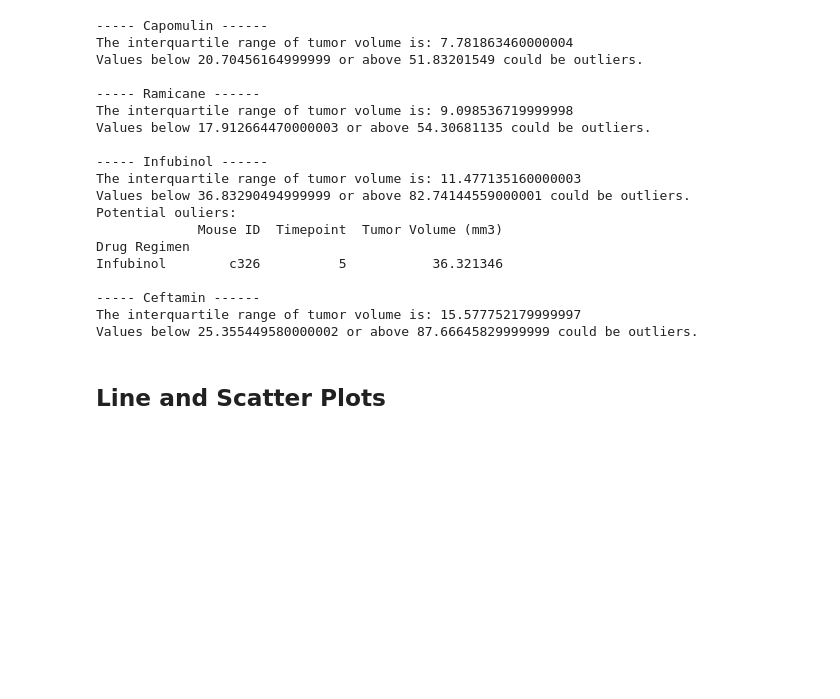
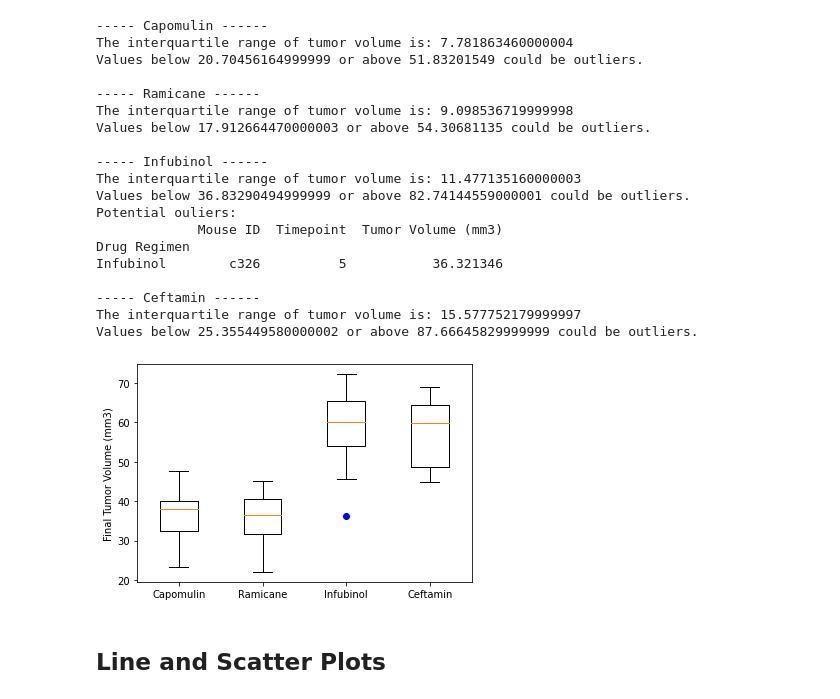
Before and after one commit to DasaSimo/Matplotlib-challenge, a Jupyter notebook: Pymaceuticals/pymaceuticals.ipynb, the cells around one changed output. Drawn from its saved outputs; the diff is of its cells as text; code cells hidden in the pictures; blank space fills up the shorter version.

Commit message:
boxplot added

```diff
--- a/Pymaceuticals/pymaceuticals.ipynb
+++ b/Pymaceuticals/pymaceuticals.ipynb
@@ -393,13 +393,17 @@ drug_list
 # %% [output]
 ['Capomulin', 'Ramicane', 'Infubinol', 'Ceftamin']
 # %%
-
+#Create empty list to fill with tumor vol data (for plotting)
+tumor_volume = []
 
 indexed_drugs_df = merged_timepoint_df.set_index(["Drug Regimen"])
 # loop through drugs
 for drug in drug_list:
     print(f"\n----- {drug} ------")
     drug_df = indexed_drugs_df.loc[[drug]]
+    # looping through tumor volume data to fill for plotting
+    tumor_volume.append(drug_df["Tumor Volume (mm3)"])
+
     #Calculate the IQR
     quartiles = drug_df["Tumor Volume (mm3)"].quantile([.25,.5,.75])
     lowerq = quartiles[0.25]
@@ -440,6 +444,15 @@ Infubinol        c326          5           36.321346
 ----- Ceftamin ------
 The interquartile range of tumor volume is: 15.577752179999997
 Values below 25.355449580000002 or above 87.66645829999999 could be outliers.
+# %%
+# Generate a box plot of the final tumor volume of each mouse across four regimens of interest
+fig1, ax1 = plt.subplots()
+ax1.set_ylabel("Final Tumor Volume (mm3)")
+ax1.boxplot(tumor_volume,sym="b")
+plt.xticks([1,2,3,4], drug_list)
+plt.show()
+# %% [output]
+[figure, added]
 # %%
 # Generate a box plot of the final tumor volume of each mouse across four regimens of interest
 # %% [markdown]
```
